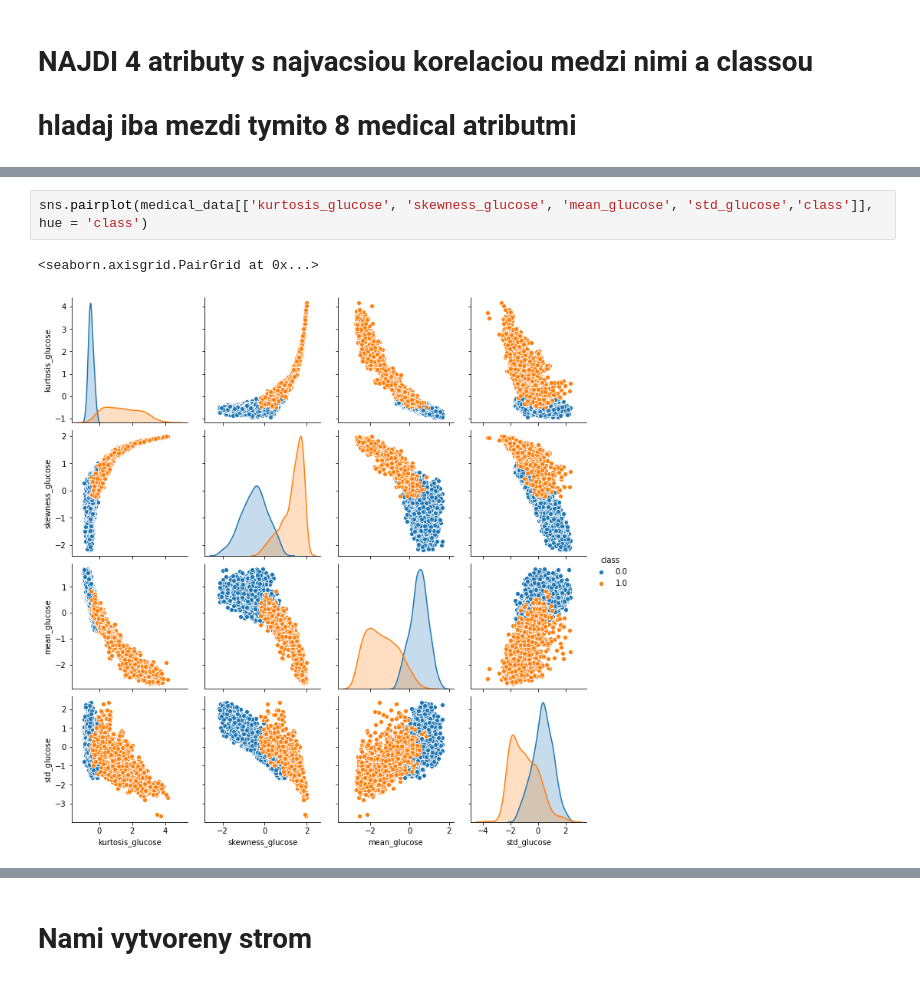
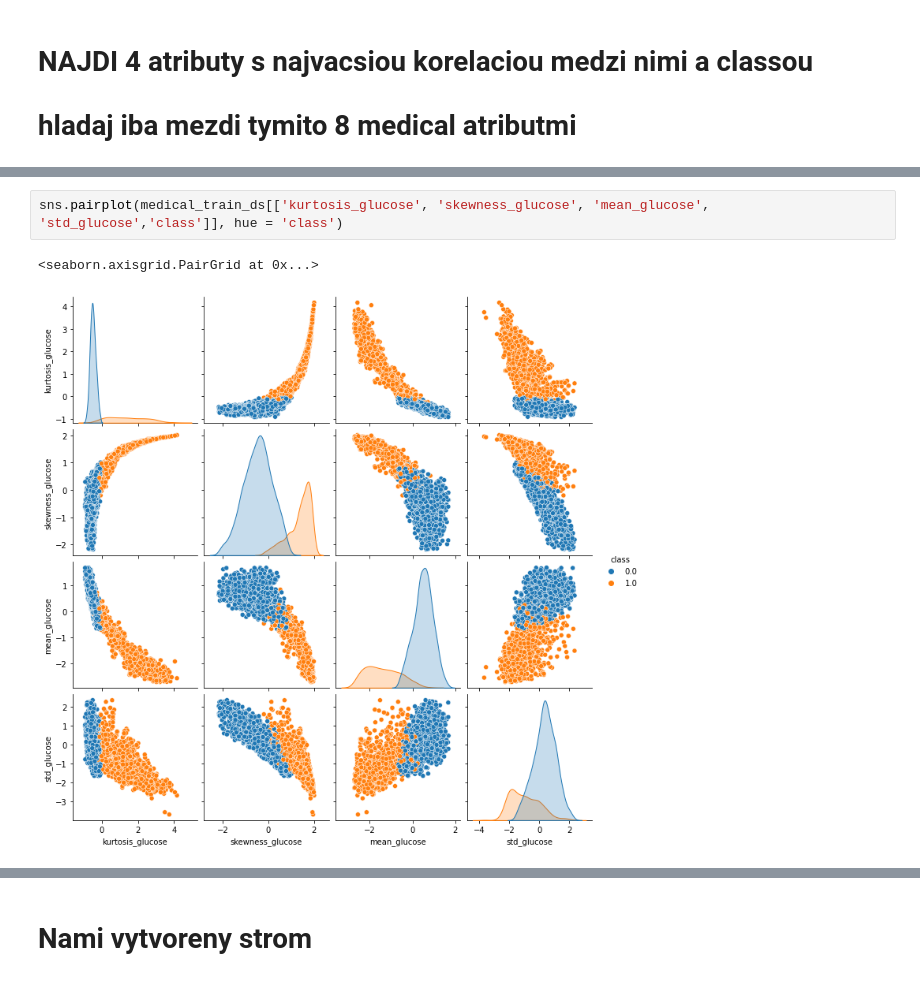
Before and after one commit to MakoHnat/IAU, a Jupyter notebook: 3 cast zadania.ipynb, the cells around one changed output, grey strips where cells are left out. Saved outputs shown, nothing was run; the diff lists cells and outputs as text.

```diff
--- a/3 cast zadania.ipynb
+++ b/3 cast zadania.ipynb
@@ -115,5 +141,5 @@ medical_valid_ds['class'] = y_valid
 # %%
-sns.pairplot(medical_data[['kurtosis_glucose', 'skewness_glucose', 'mean_glucose', 'std_glucose','class']], hue = 'class')
+sns.pairplot(medical_train_ds[['kurtosis_glucose', 'skewness_glucose', 'mean_glucose', 'std_glucose','class']], hue = 'class')
 # %% [output]
 <seaborn.axisgrid.PairGrid at 0x...>
-[figure, old version]
+[figure, new version]
```
Also changed, not shown: parts of 45 cells of this notebook.
